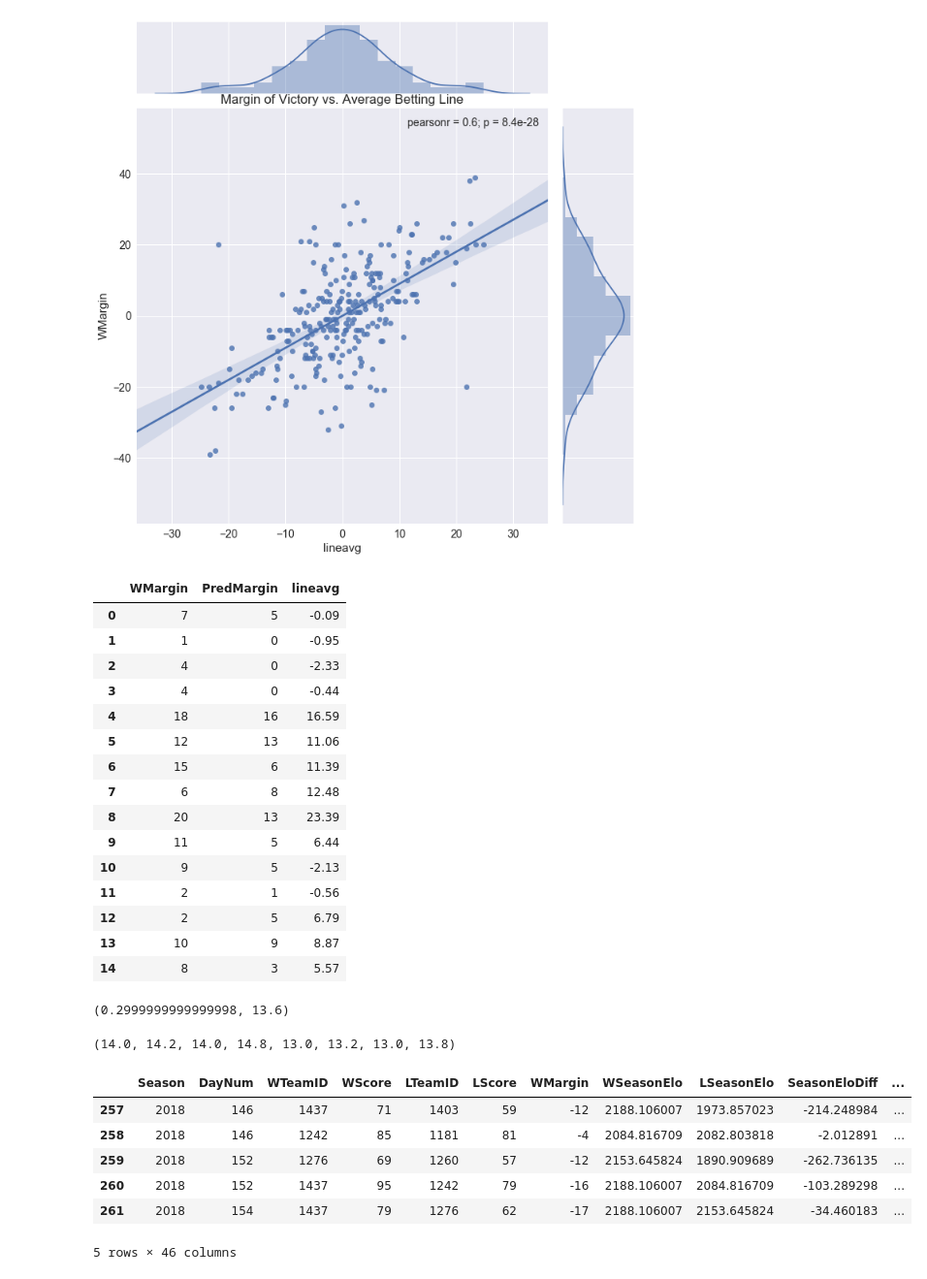
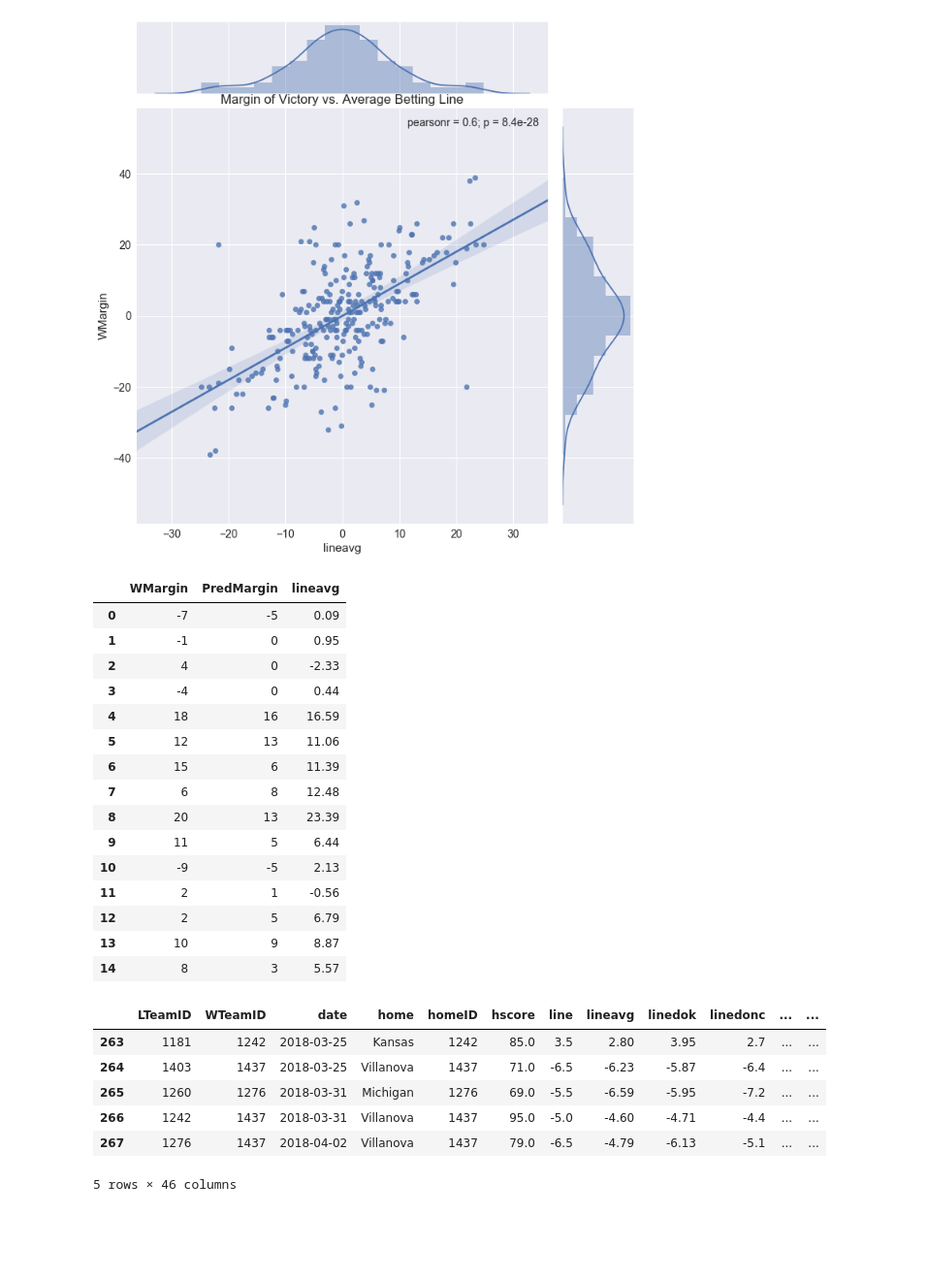
Before and after one commit to victoreram/Springboard-Data-Science, a Jupyter notebook: NCAABBPrediction/EloTuning.ipynb, the cells around one changed output. Shown at 97% size. Cells and saved outputs as stored; diff of their text form; code cells hidden in the pictures; blank space fills up the shorter version.

```diff
--- a/NCAABBPrediction/EloTuning.ipynb
+++ b/NCAABBPrediction/EloTuning.ipynb
@@ -439,6 +425,8 @@ mean_squared_error(StandardScaler().fit_transform(X_train), StandardScaler().fit
 # %%
 odds_tourney = pd.read_csv(cwd+"\\Output\\Odds\\tourneyodds_1718.csv", index_col=0)
 odds_tourney = odds_tourney.sort_values(['date', 'WTeamID']).reset_index(drop=True).sort_index()
+odds_tourney.date = pd.to_datetime(odds_tourney.date)
+odds_tourney['Season'] = odds_tourney.date.apply(lambda x:x.year)
 odds_tourney[['WTeamID', 'LTeamID']] = odds_tourney[['WTeamID', 'LTeamID']].astype(int)
 odds_tourney.rename({'margin':'WMargin'}, axis=1, inplace=True)
 odds_tourney.WMargin = odds_tourney.WMargin.astype(int)
@@ -549,5 +484,5 @@ memory usage: 22.1 KB
 # %%
-merged = pd.merge(elos_tourney_1718, odds_tourney, on=['WTeamID', 'LTeamID', 'WMargin']).drop_duplicates()
+merged = pd.merge(odds_tourney, elos_tourney_1718, on=['WTeamID', 'LTeamID', 'WMargin', 'Season'], how='outer').drop_duplicates()
 merged.info()
 # %% [output]
 <class 'pandas.core.frame.DataFrame'>
@@ -646,69 +560,47 @@ Text(0.5,1,'Margin of Victory vs. Average Betting Line')
 merged[['WMargin', 'PredMargin', 'lineavg']].head(15)
 # %% [output]
 |  | WMargin | PredMargin | lineavg |
-| 0 | 7 | 5 | -0.09 |
-| 1 | 1 | 0 | -0.95 |
+| 0 | -7 | -5 | 0.09 |
+| 1 | -1 | 0 | 0.95 |
 | 2 | 4 | 0 | -2.33 |
-| 3 | 4 | 0 | -0.44 |
+| 3 | -4 | 0 | 0.44 |
 | 4 | 18 | 16 | 16.59 |
 | 5 | 12 | 13 | 11.06 |
 | 6 | 15 | 6 | 11.39 |
 | 7 | 6 | 8 | 12.48 |
 | 8 | 20 | 13 | 23.39 |
 | 9 | 11 | 5 | 6.44 |
-| 10 | 9 | 5 | -2.13 |
+| 10 | -9 | -5 | 2.13 |
 | 11 | 2 | 1 | -0.56 |
 | 12 | 2 | 5 | 6.79 |
 | 13 | 10 | 9 | 8.87 |
 | 14 | 8 | 3 | 5.57 |
-# %%
-number = 6.8
-#round(6.7) - .5
-round(number * 2) / 2
-#(6.8 % 0.5)*6.8
-6.8%0.5, 6.8/0.5
-# %% [output]
-(0.2999999999999998, 13.6)
-# %%
-7.1//0.5, 7.1*2, 7.4//0.5, 7.4*2, 6.6//0.5, 6.6*2, 6.9//0.5, 6.9*2
-# %% [output]
-(14.0, 14.2, 14.0, 14.8, 13.0, 13.2, 13.0, 13.8)
 # %%
-# def bet_cover(line, pred, actual):
-#     if (actual > line) & (pred > line):
-#         return 1
-#     elif (actual > line) & (pred > line)
-
-# merged['PredBet'] = (merged[['lineavg', 'PredMargin']]
-#                                 .apply(lambda x: "Against" if x[1] >= x[0] else "Cover", axis=1)
-#                                )
 
 merged['PredBetWATS'] = (merged[['lineavg', 'PredMargin', 'WMargin']]
                                 .apply(lambda x: 1 if ((x[1] < x[0]) & (x[2] < x[0])) else -1, axis=1)
                                )
 merged['PredBetLATS'] = (merged[['lineavg', 'PredMargin', 'WMargin']]
                                 .apply(lambda x: 1 if ((x[1] >= x[0]) & (x[2] >= x[0])) else -1, axis=1)
                                )
 
 merged['PredBet'] = (merged[['lineavg', 'PredMargin', 'WMargin']]
                                 .apply(lambda x: 1 if (((x[1] < x[0]) & (x[2] < x[0])) |
                                                       ((x[1] >= x[0]) & (x[2] >= x[0]))) else -1, axis=1)
                                )
-merged['PredBetWATSrofit'] = merged['PredBetWATS'].cumsum()
+merged['PredBetWATSProfit'] = merged['PredBetWATS'].cumsum()
 merged['PredBetLATSProfit'] = merged['PredBetLATS'].cumsum()
 merged['PredBetProfit'] = merged['PredBet'].cumsum()
-# merged['PredBetFavorite'] = (merged[['WMargin', 'lineavg', 'PredMargin']]
-#                                 .apply(lambda x: 1 if x[1] <= x[0] else -1, axis=1)
-#                                )
+
 
 merged.tail()
 # %% [output]
-|  | Season | DayNum | WTeamID | WScore | LTeamID | LScore | WMargin | WSeasonElo | LSeasonElo | SeasonEloDiff | ... |
-| 257 | 2018 | 146 | 1437 | 71 | 1403 | 59 | -12 | 2188.106007 | 1973.857023 | -214.248984 | ... |
-| 258 | 2018 | 146 | 1242 | 85 | 1181 | 81 | -4 | 2084.816709 | 2082.803818 | -2.012891 | ... |
-| 259 | 2018 | 152 | 1276 | 69 | 1260 | 57 | -12 | 2153.645824 | 1890.909689 | -262.736135 | ... |
-| 260 | 2018 | 152 | 1437 | 95 | 1242 | 79 | -16 | 2188.106007 | 2084.816709 | -103.289298 | ... |
-| 261 | 2018 | 154 | 1437 | 79 | 1276 | 62 | -17 | 2188.106007 | 2153.645824 | -34.460183 | ... |
+|  | LTeamID | WTeamID | date | home | homeID | hscore | line | lineavg | linedok | linedonc | ... | ... |
+| 263 | 1181 | 1242 | 2018-03-25 | Kansas | 1242 | 85.0 | 3.5 | 2.80 | 3.95 | 2.7 | ... | ... |
+| 264 | 1403 | 1437 | 2018-03-25 | Villanova | 1437 | 71.0 | -6.5 | -6.23 | -5.87 | -6.4 | ... | ... |
+| 265 | 1260 | 1276 | 2018-03-31 | Michigan | 1276 | 69.0 | -5.5 | -6.59 | -5.95 | -7.2 | ... | ... |
+| 266 | 1242 | 1437 | 2018-03-31 | Villanova | 1437 | 95.0 | -5.0 | -4.60 | -4.71 | -4.4 | ... | ... |
+| 267 | 1276 | 1437 | 2018-04-02 | Villanova | 1437 | 79.0 | -6.5 | -4.79 | -6.13 | -5.1 | ... | ... |
 5 rows × 46 columns
 # %%
 merged.head()
```
Also changed, not shown: parts of 25 cells of this notebook, 20 other files.
